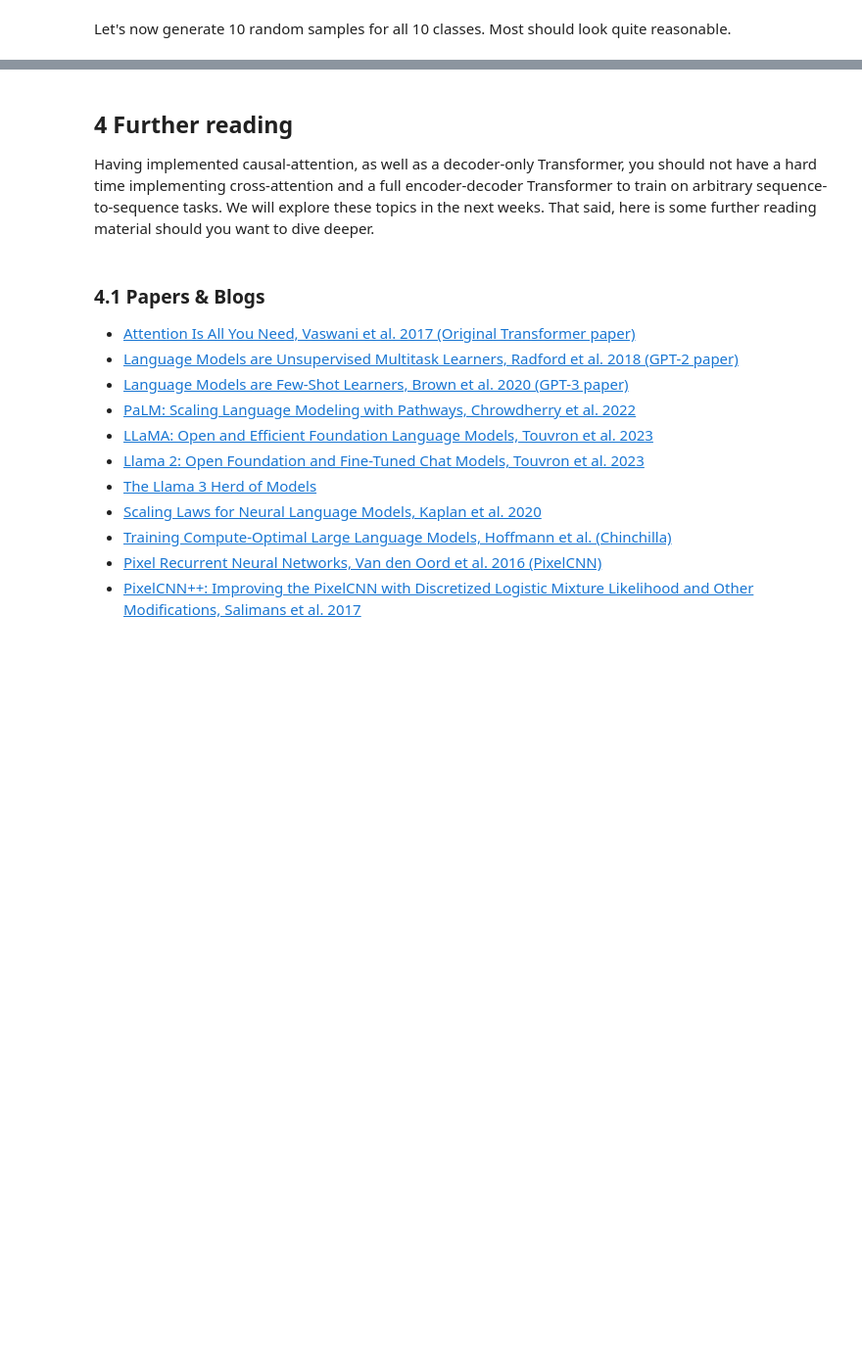
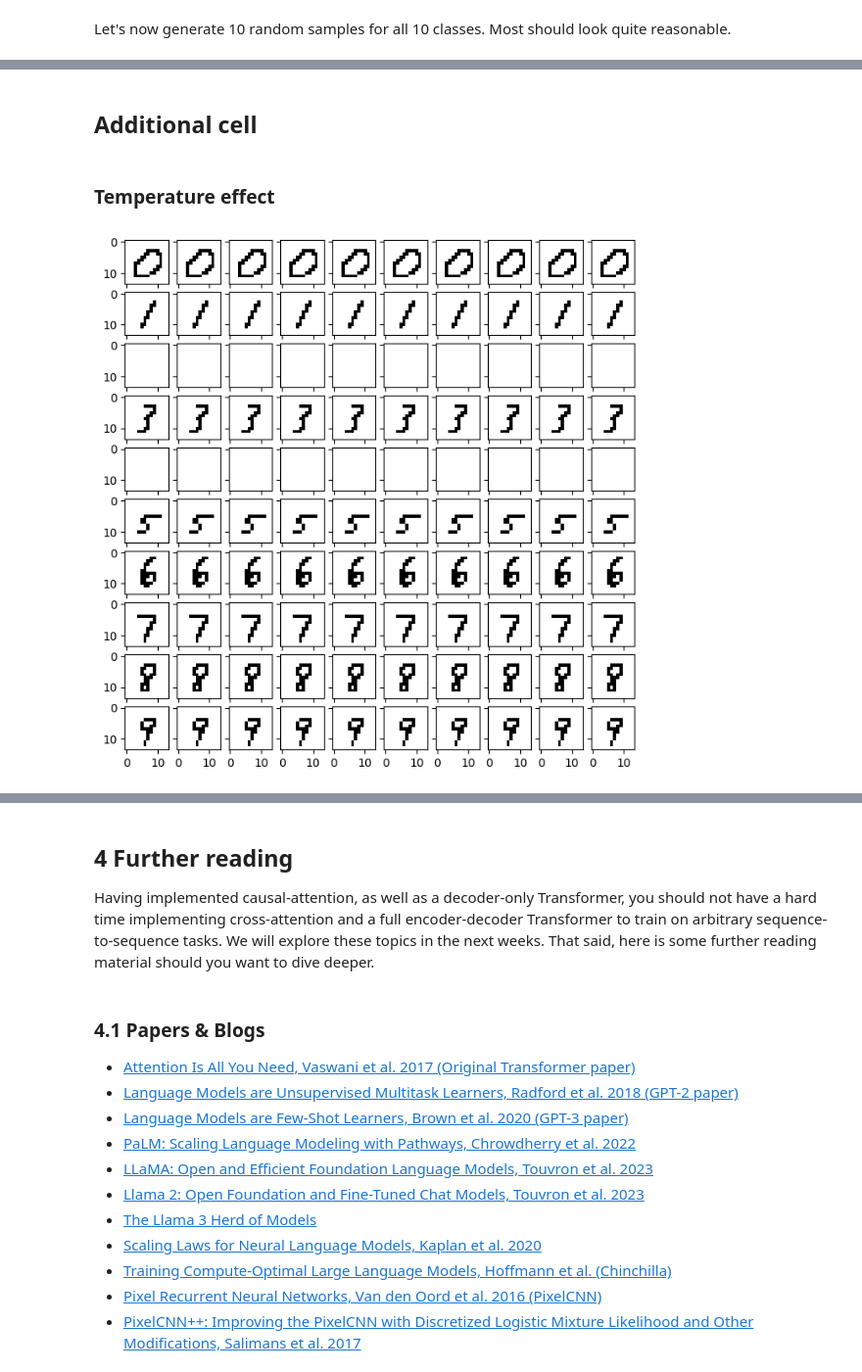
Before and after one commit to Mahlia44/2026-Spring-CS503-Visual-Intelligence-Homework, a Jupyter notebook: NanoFM_Homeworks/notebooks/CS503_FM_part1_nanoGPT.ipynb, the cells around one changed output, grey strips where cells are left out. Shown at 98% size. Saved outputs shown, nothing was run; the diff lists cells and outputs as text; code cells hidden in the pictures; blank space fills up the shorter version.

```diff
--- a/NanoFM_Homeworks/notebooks/CS503_FM_part1_nanoGPT.ipynb
+++ b/NanoFM_Homeworks/notebooks/CS503_FM_part1_nanoGPT.ipynb
@@ -418,0 +570,8 @@ Please answer the following questions. You may use additional cells to demonstra
+# %% [markdown]
+## Additional cell
+# %% [markdown]
+### Temperature effect
+# %%
+generate_samples(model, temp=0, top_p=0.9, top_k=0.0)
+# %% [output]
+[figure, added]
```
Also changed, not shown: parts of 26 cells of this notebook, 1 other file.
